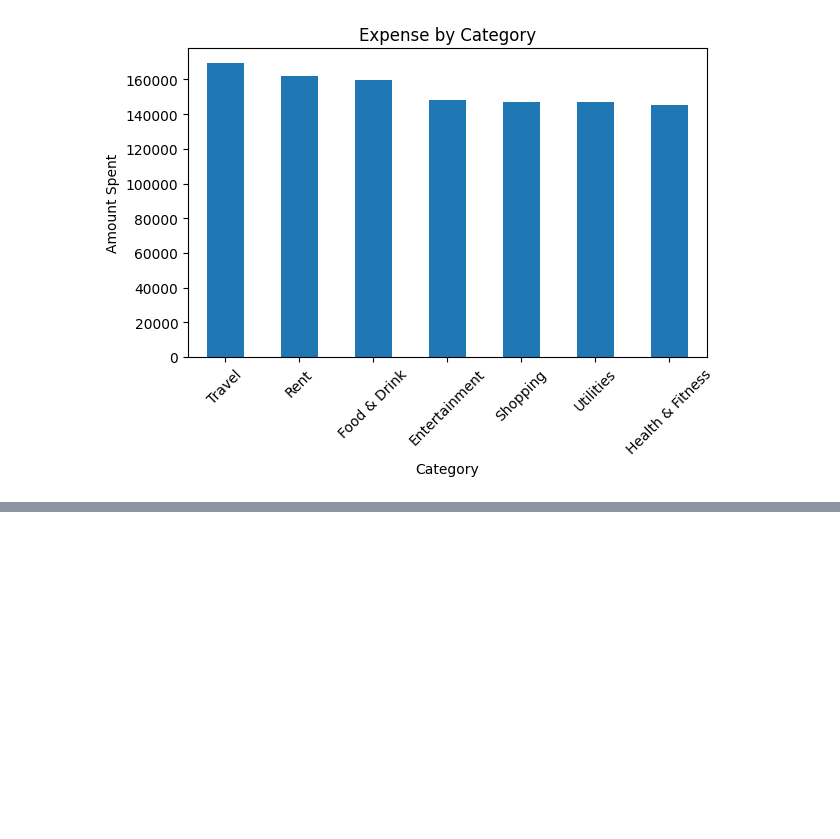
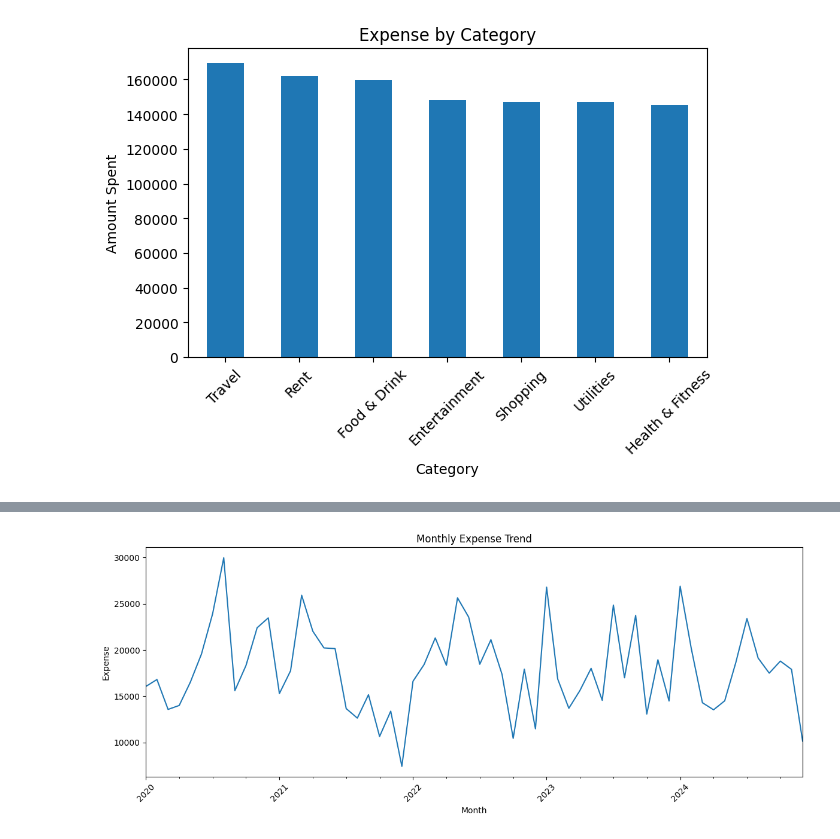
Before and after one commit to YASH280626/expense-tracker, a Jupyter notebook: analytics/analysis.ipynb, the cells around one changed output, grey strips where cells are left out. Drawn from its saved outputs; the diff is of its cells as text; code cells hidden in the pictures; blank space fills up the shorter version.

```diff
--- a/analytics/analysis.ipynb
+++ b/analytics/analysis.ipynb
@@ -474,0 +513,3 @@ plt.show()
+# %%
+expense_df = clean_df[clean_df['Type'] == 'Expense']
+expense_df.head()
@@ -474,0 +523,2 @@ plt.show()
+# %%
+expense_df['YearMonth'] = expense_df['Date'].dt.to_period('M')
@@ -474,0 +540,12 @@ plt.show()
+# %%
+monthly_expense = expense_df.groupby('YearMonth')['Amount'].sum()
+# %%
+monthly_expense.plot(figsize=(12, 5))
+plt.title('Monthly Expense Trend')
+plt.xlabel('Month')
+plt.ylabel('Expense')
+plt.xticks(rotation=45)
+plt.tight_layout()
+plt.show()
+# %% [output]
+[figure, added]
```
Also changed, not shown: parts of 12 cells of this notebook.
